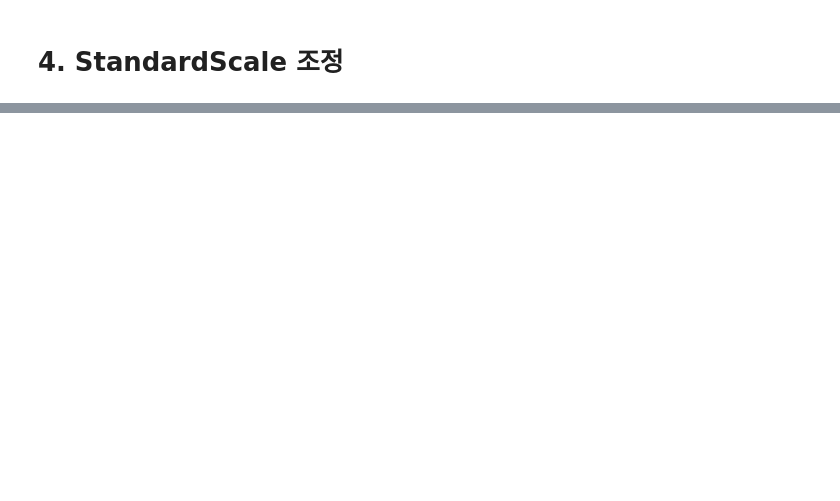
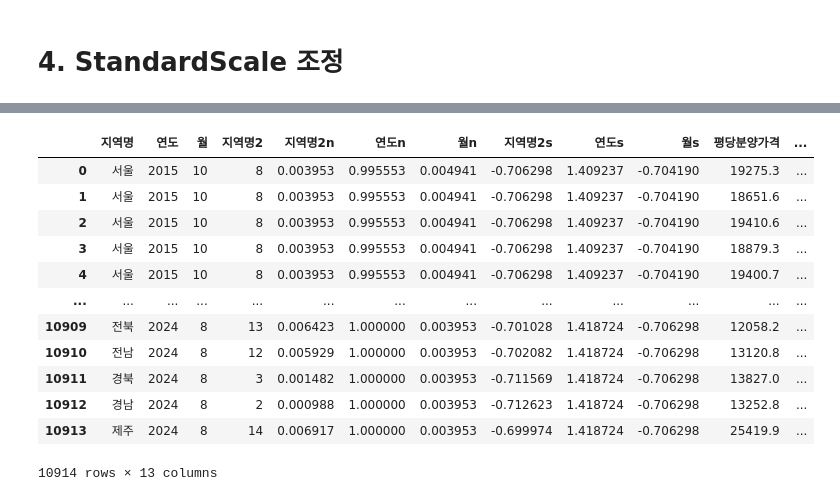
Before and after one commit to Harutoshi87/KI, a Jupyter notebook: source/05_DeepLearning/연습문제(label encoding_scale_adjustement_one-hot-encoding).ipynb, the cells around one changed output, grey strips where cells are left out. Drawn from its saved outputs; the diff is of its cells as text; code cells hidden in the pictures; blank space fills up the shorter version.

```diff
--- a/source/05_DeepLearning/연습문제(label encoding_scale_adjustement_one-hot-encoding).ipynb
+++ b/source/05_DeepLearning/연습문제(label encoding_scale_adjustement_one-hot-encoding).ipynb
@@ -48,0 +132,5 @@ X.shape, y.shape
+# %%
+df['지역명2n'] = norm_X[0::3].flatten()
+df['연도n'] = norm_X[1::3].flatten()
+df['월n'] = norm_X[2::3].flatten()
+df
@@ -50,0 +155,6 @@ X.shape, y.shape
+# %%
+scaler_X = StandardScaler()
+stan_X = scaler_X.fit_transform(X)
+scaler_y = StandardScaler()
+stan_y = scaler_y.fit_transform(y)
+stan_X, stan_y
@@ -50,0 +178,5 @@ X.shape, y.shape
+# %%
+df['지역명2s'] = stan_X[0::3].flatten()
+df['연도s'] = stan_X[1::3].flatten()
+df['월s'] = stan_X[2::3].flatten()
+df
@@ -50,0 +197,3 @@ X.shape, y.shape
+# %%
+col = df.pop('평당분양가격') # 해당 column을 빼서 col변수에 할당
+df.insert(10, '평당분양가격', col) # 10번째 열에 col 추가
@@ -50,0 +214,18 @@ X.shape, y.shape
+# %%
+df['평당분양가격n'] = norm_y
+df['평당분양가격s'] = stan_y
+df
+# %% [output]
+|  | 지역명 | 연도 | 월 | 지역명2 | 지역명2n | 연도n | 월n | 지역명2s | 연도s | 월s | 평당분양가격 | ... |
+| 0 | 서울 | 2015 | 10 | 8 | 0.003953 | 0.995553 | 0.004941 | -0.706298 | 1.409237 | -0.704190 | 19275.3 | ... |
+| 1 | 서울 | 2015 | 10 | 8 | 0.003953 | 0.995553 | 0.004941 | -0.706298 | 1.409237 | -0.704190 | 18651.6 | ... |
+| 2 | 서울 | 2015 | 10 | 8 | 0.003953 | 0.995553 | 0.004941 | -0.706298 | 1.409237 | -0.704190 | 19410.6 | ... |
+| 3 | 서울 | 2015 | 10 | 8 | 0.003953 | 0.995553 | 0.004941 | -0.706298 | 1.409237 | -0.704190 | 18879.3 | ... |
+| 4 | 서울 | 2015 | 10 | 8 | 0.003953 | 0.995553 | 0.004941 | -0.706298 | 1.409237 | -0.704190 | 19400.7 | ... |
+| ... | ... | ... | ... | ... | ... | ... | ... | ... | ... | ... | ... | ... |
+| 10909 | 전북 | 2024 | 8 | 13 | 0.006423 | 1.000000 | 0.003953 | -0.701028 | 1.418724 | -0.706298 | 12058.2 | ... |
+| 10910 | 전남 | 2024 | 8 | 12 | 0.005929 | 1.000000 | 0.003953 | -0.702082 | 1.418724 | -0.706298 | 13120.8 | ... |
+| 10911 | 경북 | 2024 | 8 | 3 | 0.001482 | 1.000000 | 0.003953 | -0.711569 | 1.418724 | -0.706298 | 13827.0 | ... |
+| 10912 | 경남 | 2024 | 8 | 2 | 0.000988 | 1.000000 | 0.003953 | -0.712623 | 1.418724 | -0.706298 | 13252.8 | ... |
+| 10913 | 제주 | 2024 | 8 | 14 | 0.006917 | 1.000000 | 0.003953 | -0.699974 | 1.418724 | -0.706298 | 25419.9 | ... |
+10914 rows × 13 columns
```
Also changed, not shown: parts of 18 cells of this notebook.
